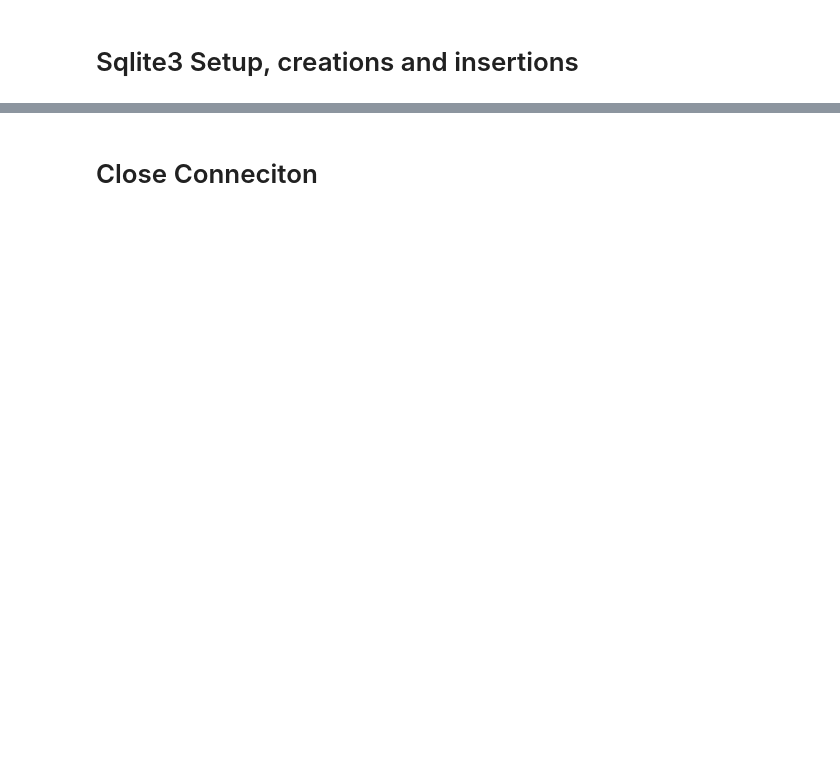
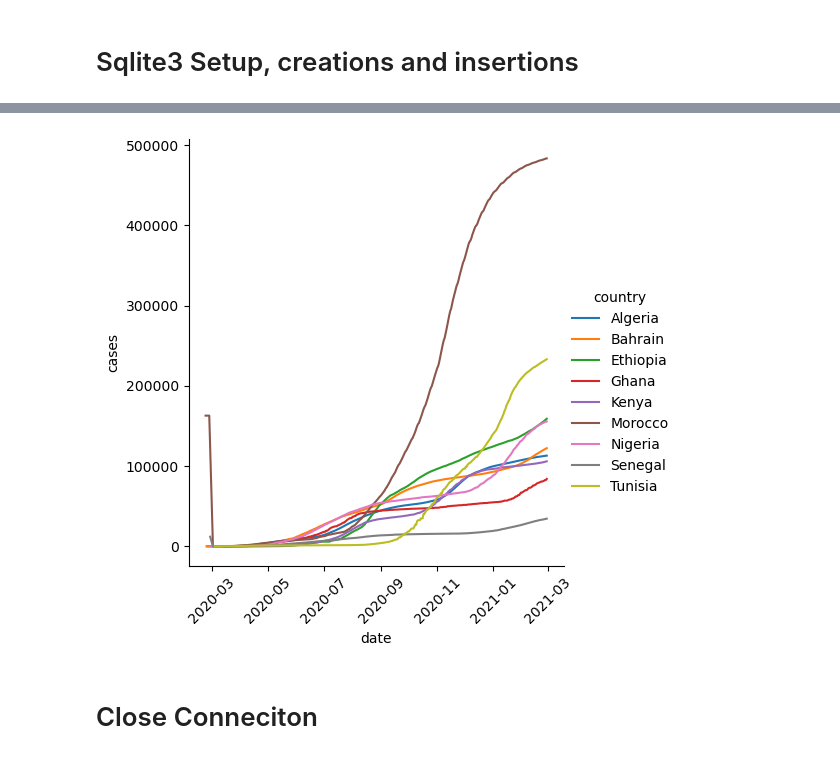
Before and after one commit to roberthobblebottom/COVID19-Algeria-and-World-Dataset, a Jupyter notebook: covid-19-data-analysis-algeria-and-the-world - Ng Guangren, Ryan.ipynb, the cells around one changed output, grey strips where cells are left out. Saved outputs shown, nothing was run; the diff lists cells and outputs as text; code cells hidden in the pictures; blank space fills up the shorter version.

```diff
--- a/covid-19-data-analysis-algeria-and-the-world - Ng Guangren, Ryan.ipynb
+++ b/covid-19-data-analysis-algeria-and-the-world - Ng Guangren, Ryan.ipynb
@@ -236,3 +236,16 @@ sns.heatmap(df.corr(),annot=True,cmap=plt.cm.Reds)
+# %%
+t =cur.execute('''SELECT date,cases,country
+FROM covid19_country_data''')
+
+df = pd.DataFrame(t.fetchall(),columns= ["date","cases","country" ])
+df.date = pd.to_datetime(df.date)
+# %%
+new_var = df.country.isin(['Algeria', 'Bahrain', 'Ethiopia', 'Ghana', 'Kenya', 'Morocco', 'Nigeria', 'Senegal', 'Tunisia'])
+sns.relplot(data=df[new_var],x="date",y="cases",hue="country",kind="line")
+plt.xticks(rotation=45)
+plt.show()
+# %% [output]
+[figure, added]
 # %% [markdown]
 # Close Conneciton
 # %%
```
Also changed, not shown: parts of 9 cells of this notebook, 1 other file.
